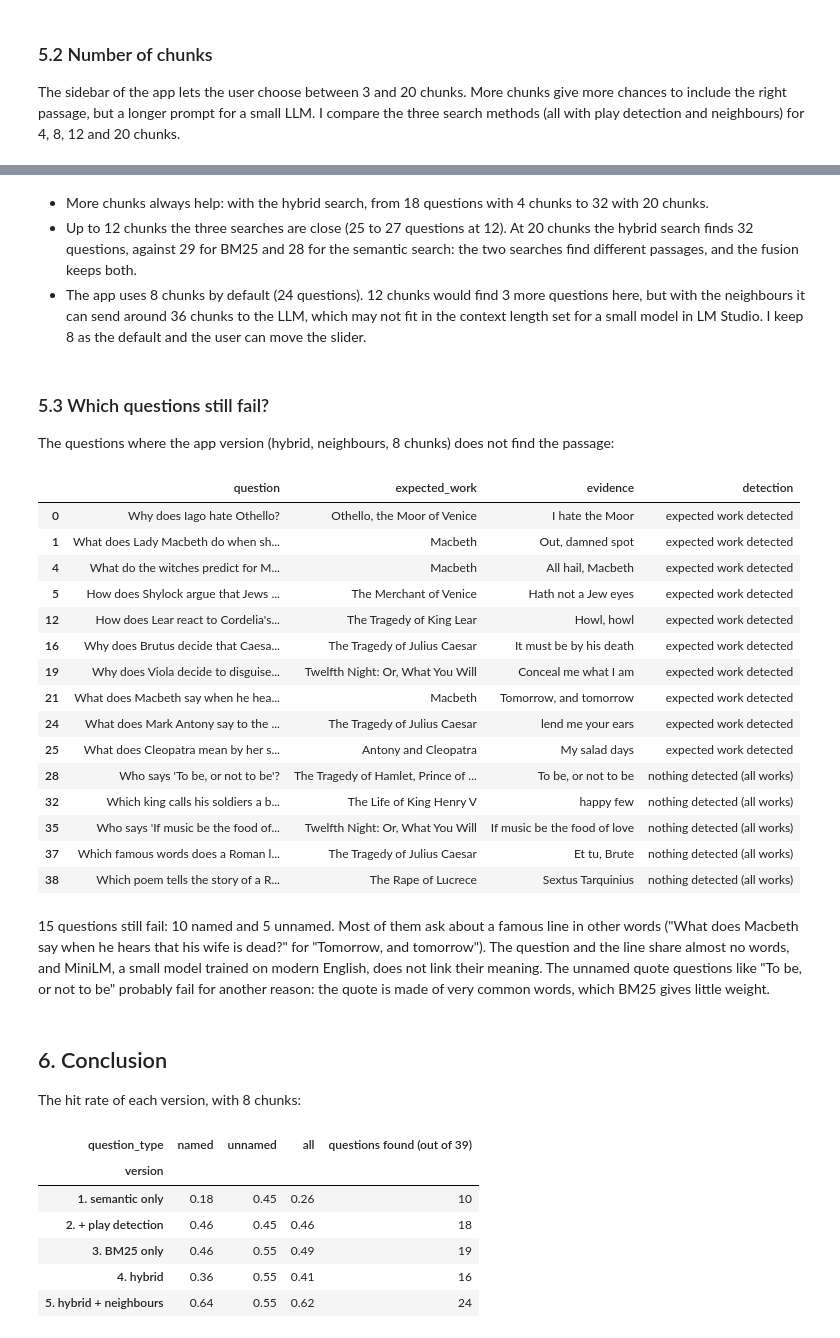
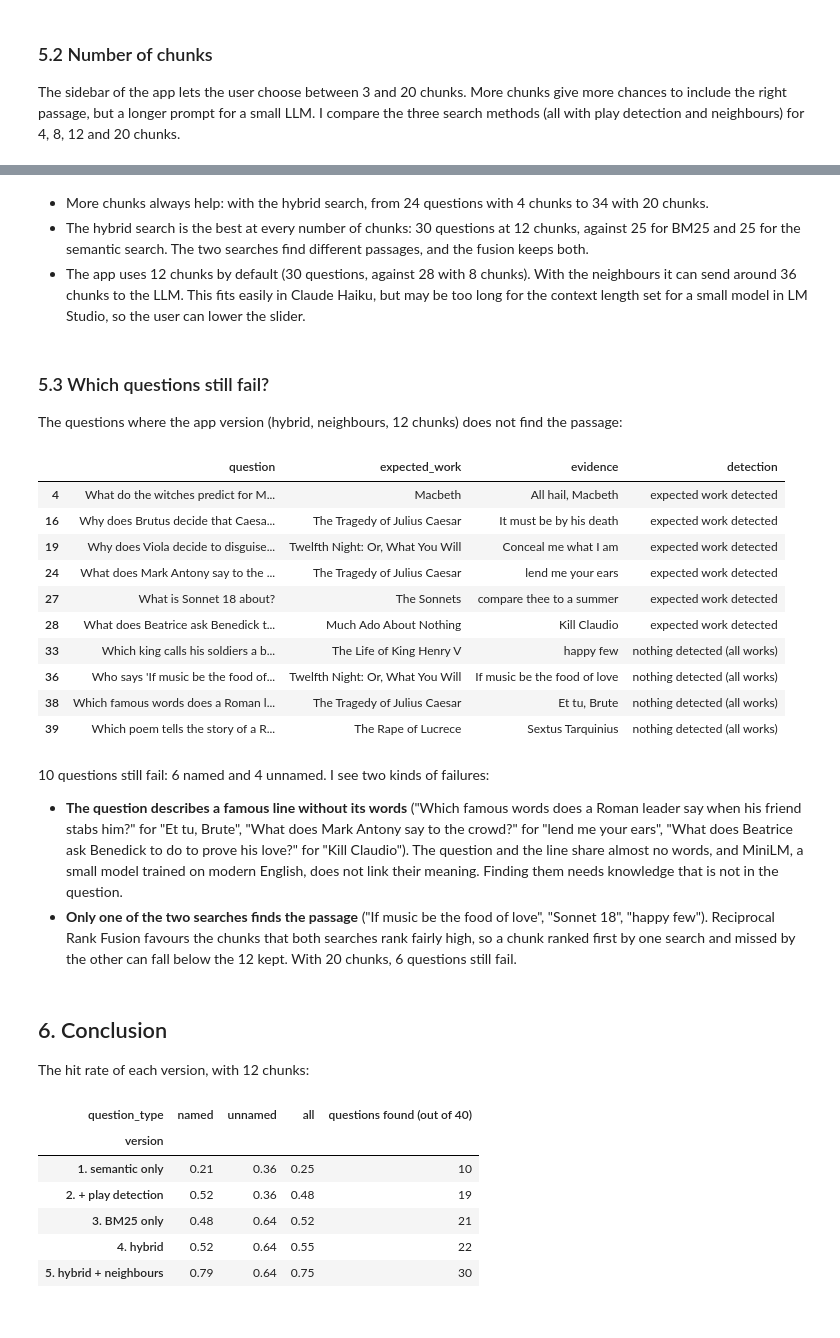
Before and after one commit to Clem2IIB/datascience-portfolio, a Jupyter notebook: rag-shakespeare-chatbot/rag_evaluation.ipynb, the cells around one changed output, grey strips where cells are left out. Cells and saved outputs as stored; diff of their text form; code cells hidden in the pictures.

```diff
--- a/rag-shakespeare-chatbot/rag_evaluation.ipynb
+++ b/rag-shakespeare-chatbot/rag_evaluation.ipynb
@@ -46,7 +46,7 @@ import split_text
 import fill_db
 import chat
 
-N_CHUNKS = 8 # default number of chunks in the chatbot
+N_CHUNKS = 12 # default number of chunks in the chatbot
 TOKEN_LIMIT = chat.embedding_model.max_seq_length # MiniLM only reads the first 256 tokens of a text
 TYPE_COLORS = {"play": "#2a78d6", "poetry": "#eb6834"}
 # %% [output]
@@ -370,49 +371,47 @@ plt.show()
 # %% [markdown]
-- More chunks always help: with the hybrid search, from 18 questions with 4 chunks to 32 with 20 chunks.
-- Up to 12 chunks the three searches are close (25 to 27 questions at 12). At 20 chunks the hybrid search finds 32 questions, against 29 for BM25 and 28 for the semantic search: the two searches find different passages, and the fusion keeps both.
-- The app uses 8 chunks by default (24 questions). 12 chunks would find 3 more questions here, but with the neighbours it can send around 36 chunks to the LLM, which may not fit in the context length set for a small model in LM Studio. I keep 8 as the default and the user can move the slider.
+- More chunks always help: with the hybrid search, from 24 questions with 4 chunks to 34 with 20 chunks.
+- The hybrid search is the best at every number of chunks: 30 questions at 12 chunks, against 25 for BM25 and 25 for the semantic search. The two searches find different passages, and the fusion keeps both.
+- The app uses 12 chunks by default (30 questions, against 28 with 8 chunks). With the neighbours it can send around 36 chunks to the LLM. This fits easily in Claude Haiku, but may be too long for the context length set for a small model in LM Studio, so the user can lower the slider.
 # %% [markdown]
 ### 5.3 Which questions still fail?
 
-The questions where the app version (hybrid, neighbours, 8 chunks) does not find the passage:
+The questions where the app version (hybrid, neighbours, 12 chunks) does not find the passage:
 # %%
 final_results = results_df[results_df["version"] == "5. hybrid + neighbours"].merge(questions_df[["question", "expected_work", "evidence", "detection"]], on="question")
 final_results.loc[~final_results["hit"], ["question", "expected_work", "evidence", "detection"]]
 # %% [output]
 |  | question | expected_work | evidence | detection |
-| 0 | Why does Iago hate Othello? | Othello, the Moor of Venice | I hate the Moor | expected work detected |
-| 1 | What does Lady Macbeth do when sh... | Macbeth | Out, damned spot | expected work detected |
 | 4 | What do the witches predict for M... | Macbeth | All hail, Macbeth | expected work detected |
-| 5 | How does Shylock argue that Jews ... | The Merchant of Venice | Hath not a Jew eyes | expected work detected |
-| 12 | How does Lear react to Cordelia's... | The Tragedy of King Lear | Howl, howl | expected work detected |
 | 16 | Why does Brutus decide that Caesa... | The Tragedy of Julius Caesar | It must be by his death | expected work detected |
 | 19 | Why does Viola decide to disguise... | Twelfth Night: Or, What You Will | Conceal me what I am | expected work detected |
-| 21 | What does Macbeth say when he hea... | Macbeth | Tomorrow, and tomorrow | expected work detected |
 | 24 | What does Mark Antony say to the ... | The Tragedy of Julius Caesar | lend me your ears | expected work detected |
-| 25 | What does Cleopatra mean by her s... | Antony and Cleopatra | My salad days | expected work detected |
-| 28 | Who says 'To be, or not to be'? | The Tragedy of Hamlet, Prince of ... | To be, or not to be | nothing detected (all works) |
-| 32 | Which king calls his soldiers a b... | The Life of King Henry V | happy few | nothing detected (all works) |
-| 35 | Who says 'If music be the food of... | Twelfth Night: Or, What You Will | If music be the food of love | nothing detected (all works) |
-| 37 | Which famous words does a Roman l... | The Tragedy of Julius Caesar | Et tu, Brute | nothing detected (all works) |
-| 38 | Which poem tells the story of a R... | The Rape of Lucrece | Sextus Tarquinius | nothing detected (all works) |
+| 27 | What is Sonnet 18 about? | The Sonnets | compare thee to a summer | expected work detected |
+| 28 | What does Beatrice ask Benedick t... | Much Ado About Nothing | Kill Claudio | expected work detected |
+| 33 | Which king calls his soldiers a b... | The Life of King Henry V | happy few | nothing detected (all works) |
+| 36 | Who says 'If music be the food of... | Twelfth Night: Or, What You Will | If music be the food of love | nothing detected (all works) |
+| 38 | Which famous words does a Roman l... | The Tragedy of Julius Caesar | Et tu, Brute | nothing detected (all works) |
+| 39 | Which poem tells the story of a R... | The Rape of Lucrece | Sextus Tarquinius | nothing detected (all works) |
 # %% [markdown]
-15 questions still fail: 10 named and 5 unnamed. Most of them ask about a famous line in other words ("What does Macbeth say when he hears that his wife is dead?" for "Tomorrow, and tomorrow"). The question and the line share almost no words, and MiniLM, a small model trained on modern English, does not link their meaning. The unnamed quote questions like "To be, or not to be" probably fail for another reason: the quote is made of very common words, which BM25 gives little weight.
+10 questions still fail: 6 named and 4 unnamed. I see two kinds of failures:
+
+- **The question describes a famous line without its words** ("Which famous words does a Roman leader say when his friend stabs him?" for "Et tu, Brute", "What does Mark Antony say to the crowd?" for "lend me your ears", "What does Beatrice ask Benedick to do to prove his love?" for "Kill Claudio"). The question and the line share almost no words, and MiniLM, a small model trained on modern English, does not link their meaning. Finding them needs knowledge that is not in the question.
+- **Only one of the two searches finds the passage** ("If music be the food of love", "Sonnet 18", "happy few"). Reciprocal Rank Fusion favours the chunks that both searches rank fairly high, so a chunk ranked first by one search and missed by the other can fall below the 12 kept. With 20 chunks, 6 questions still fail.
 # %% [markdown]
 ## 6. Conclusion
 
-The hit rate of each version, with 8 chunks:
+The hit rate of each version, with 12 chunks:
 # %%
 summary = hit_rates.copy()
-summary["questions found (out of 39)"] = results_df.groupby("version")["hit"].sum()
+summary[f"questions found (out of {len(questions_df)})"] = results_df.groupby("version")["hit"].sum()
 summary.round(2)
 # %% [output]
-| question_type | named | unnamed | all | questions found (out of 39) |
+| question_type | named | unnamed | all | questions found (out of 40) |
 | version |  |  |  |  |
-| 1. semantic only | 0.18 | 0.45 | 0.26 | 10 |
-| 2. + play detection | 0.46 | 0.45 | 0.46 | 18 |
-| 3. BM25 only | 0.46 | 0.55 | 0.49 | 19 |
-| 4. hybrid | 0.36 | 0.55 | 0.41 | 16 |
-| 5. hybrid + neighbours | 0.64 | 0.55 | 0.62 | 24 |
+| 1. semantic only | 0.21 | 0.36 | 0.25 | 10 |
+| 2. + play detection | 0.52 | 0.36 | 0.48 | 19 |
+| 3. BM25 only | 0.48 | 0.64 | 0.52 | 21 |
+| 4. hybrid | 0.52 | 0.64 | 0.55 | 22 |
+| 5. hybrid + neighbours | 0.79 | 0.64 | 0.75 | 30 |
 # %% [markdown]
 **What the results show**
 
```
Also changed, not shown: parts of 15 cells of this notebook, 6 other files.
